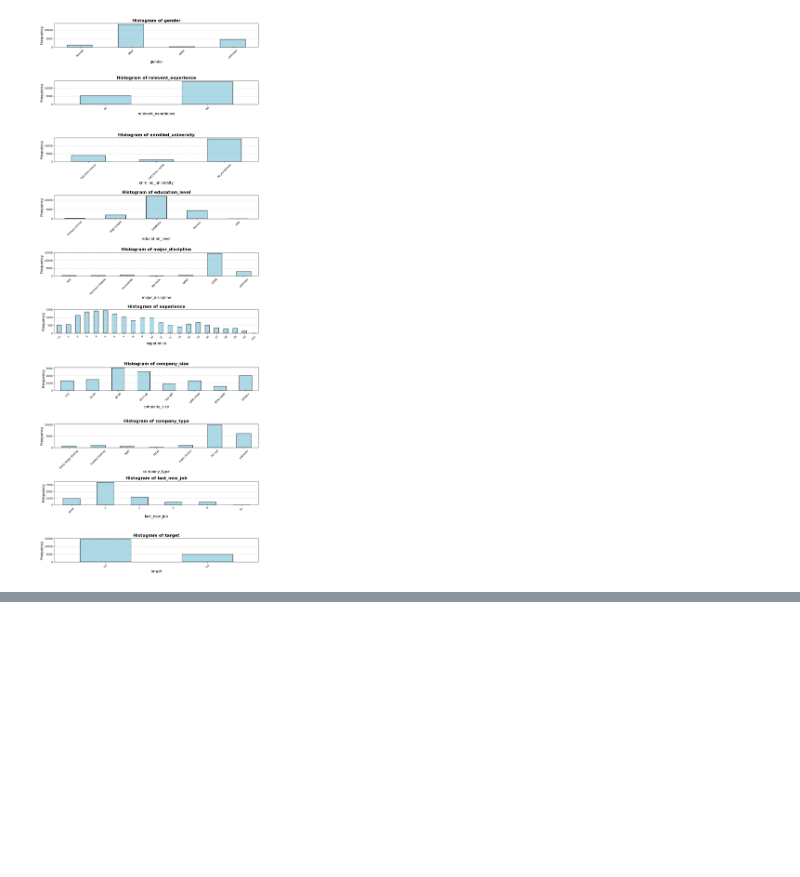
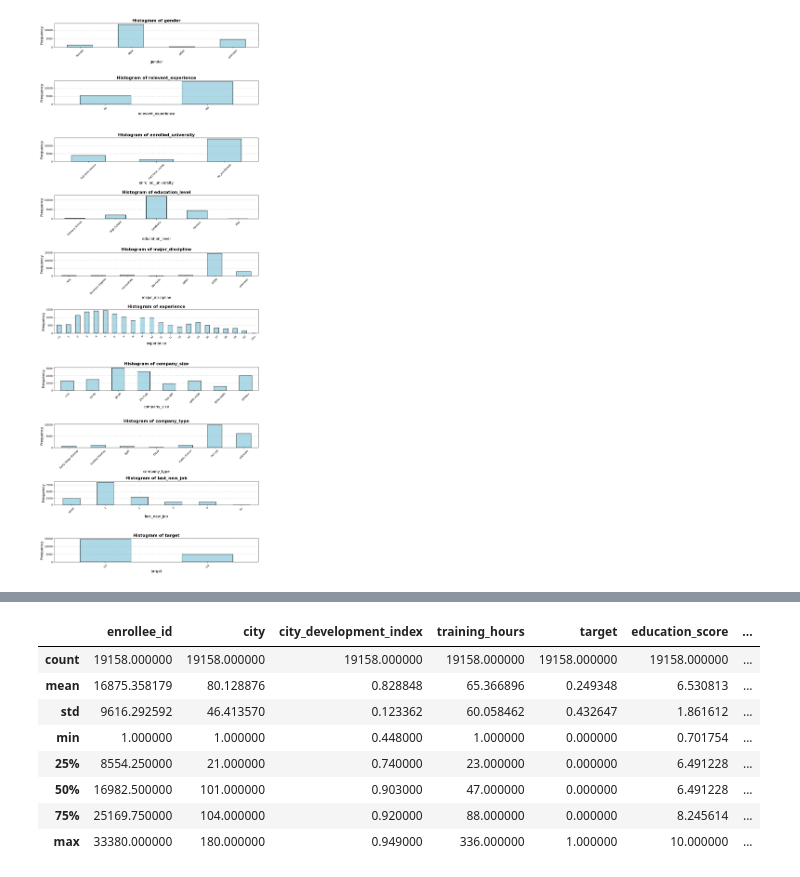
Before and after one commit to RatchanonPa/python_dataviz2024, a Jupyter notebook: HR_project.ipynb, the cells around one changed output, grey strips where cells are left out. Cells and saved outputs as stored; diff of their text form; code cells hidden in the pictures; blank space fills up the shorter version.

```diff
--- a/HR_project.ipynb
+++ b/HR_project.ipynb
@@ -2030,0 +630,12 @@ radar_data = prepare_radar_metrics('input_data.csv', 'radar_metrics_for_looker.c
+# %%
+hr_ov.describe()
+# %% [output]
+|  | enrollee_id | city | city_development_index | training_hours | target | education_score | ... |
+| count | 19158.000000 | 19158.000000 | 19158.000000 | 19158.000000 | 19158.000000 | 19158.000000 | ... |
+| mean | 16875.358179 | 80.128876 | 0.828848 | 65.366896 | 0.249348 | 6.530813 | ... |
+| std | 9616.292592 | 46.413570 | 0.123362 | 60.058462 | 0.432647 | 1.861612 | ... |
+| min | 1.000000 | 1.000000 | 0.448000 | 1.000000 | 0.000000 | 0.701754 | ... |
+| 25% | 8554.250000 | 21.000000 | 0.740000 | 23.000000 | 0.000000 | 6.491228 | ... |
+| 50% | 16982.500000 | 101.000000 | 0.903000 | 47.000000 | 0.000000 | 6.491228 | ... |
+| 75% | 25169.750000 | 104.000000 | 0.920000 | 88.000000 | 0.000000 | 8.245614 | ... |
+| max | 33380.000000 | 180.000000 | 0.949000 | 336.000000 | 1.000000 | 10.000000 | ... |
```
Also changed, not shown: parts of 95 cells of this notebook.
